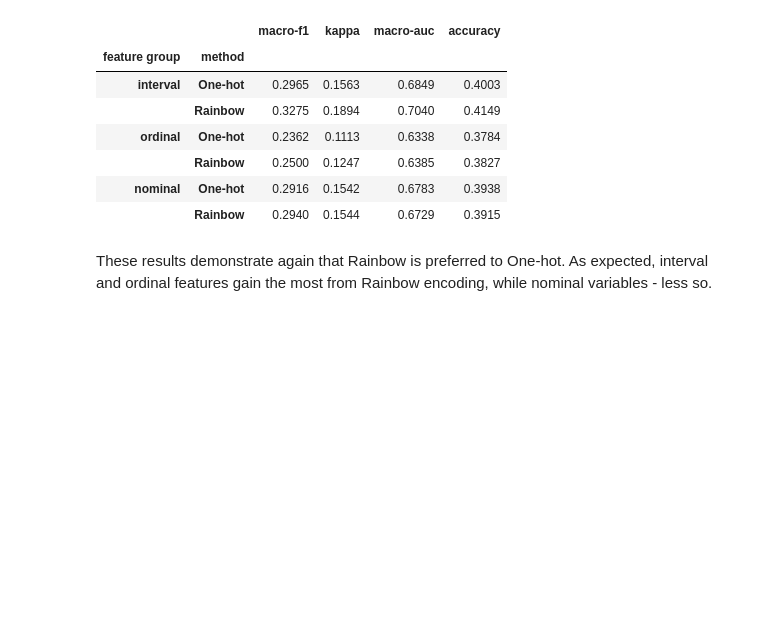
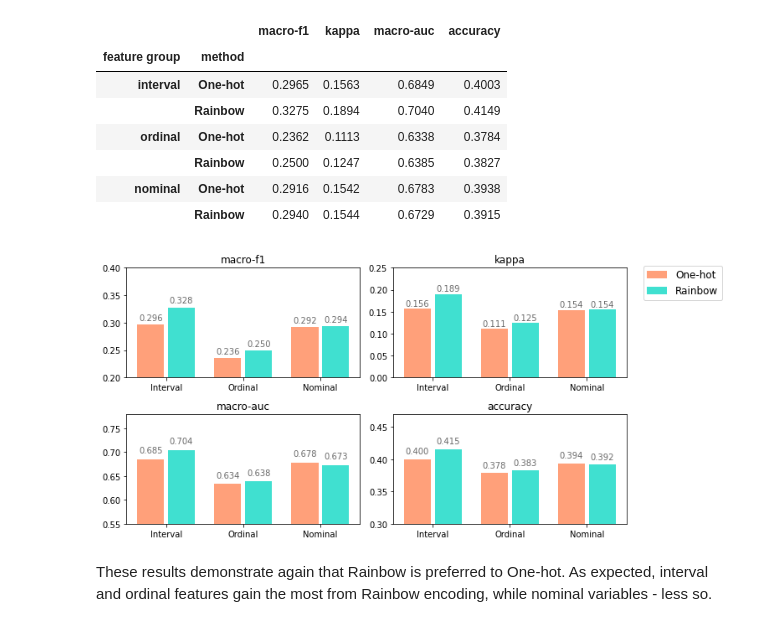
Before and after one commit to h17/fastreport, a Jupyter notebook: _notebooks/2021-03-15-Rainbow.ipynb, the cells around one changed output. Cells and saved outputs as stored; diff of their text form; code cells hidden in the pictures; blank space fills up the shorter version.

Commit message:
finally better charts

```diff
--- a/_notebooks/2021-03-15-Rainbow.ipynb
+++ b/_notebooks/2021-03-15-Rainbow.ipynb
@@ -577,6 +581,46 @@ HTML('''
 |  | Rainbow | 0.2500 | 0.1247 | 0.6385 | 0.3827 |
 | nominal | One-hot | 0.2916 | 0.1542 | 0.6783 | 0.3938 |
 |  | Rainbow | 0.2940 | 0.1544 | 0.6729 | 0.3915 |
+# %%
+#hide_input
+table2 = u.reset_index()
+table12 = table2[['method','macro-f1','accuracy','kappa','macro-auc']].round(4)
+
+def autolabel(rects, i, j, decimals=3):
+    """
+    Attach a text label above each bar displaying its height
+    """
+    for rect in rects:
+        height = rect.get_height()
+        axs[i, j].text(rect.get_x() + rect.get_width()/2., 1.015*height,
+                '%.{}f'.format(decimals) % height,
+                ha='center', va='bottom', color = 'dimgrey')
+
+def make_subplot2(table12, metric, x, i, j, colors, ylimits=[]):
+    y1 = table12[table12['method']=='One-hot'][metric].reset_index(drop=True)
+    y2 = table12[table12['method']=='Rainbow'][metric].reset_index(drop=True)
+    rects1 = axs[i, j].bar(x-0.2, y1, width, label = 'One-hot', color = colors[0])
+    rects2 = axs[i, j].bar(x+0.2, y2, width, label = 'Rainbow', color = colors[1])
+    axs[i, j].set_ylim(ylimits)
+    axs[i, j].set_xticks(x)
+    axs[i, j].set_xticklabels(['Interval', 'Ordinal', 'Nominal'], rotation=0)
+    axs[i, j].set_title(metric)
+    autolabel(rects1, i, j)
+    autolabel(rects2, i, j)
+
+x = np.arange(3)
+fig, axs = plt.subplots(2, 2, figsize=(9,5))
+width = 0.35
+colors = ['lightsalmon', 'turquoise']
+make_subplot2(table12, 'macro-f1', x, 0, 0, colors, [0.2,0.40])
+make_subplot2(table12, 'kappa', x, 0, 1, colors, [0, 0.25])
+make_subplot2(table12, 'macro-auc', x, 1, 0, colors, [0.55, 0.78])
+make_subplot2(table12, 'accuracy', x, 1, 1, colors, [0.3, 0.47])
+fig.tight_layout()
+plt.legend(bbox_to_anchor=(1.05, 2.4), loc='upper left', prop={'size': 12})
+plt.show()
+# %% [output]
+[figure, added]
 # %% [markdown]
 These results demonstrate again that Rainbow is preferred to One-hot. As expected, interval and ordinal features gain the most from Rainbow encoding, while nominal variables - less so.
 # %% [markdown]
```
Also changed, not shown: parts of 8 cells of this notebook.
